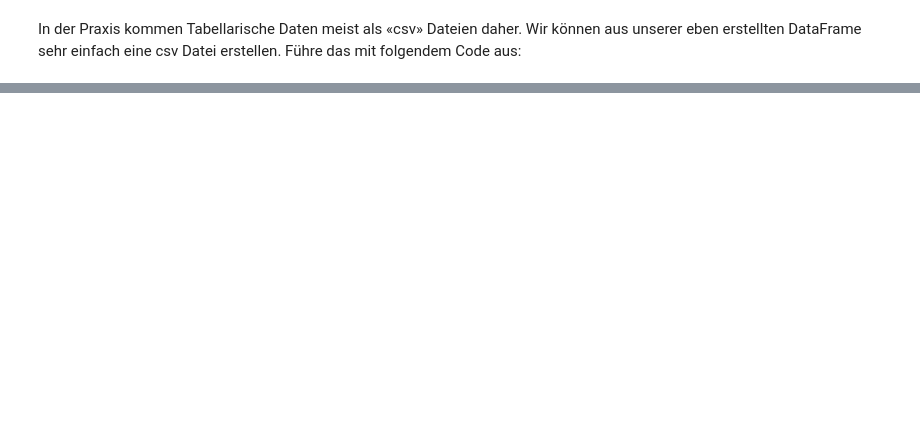
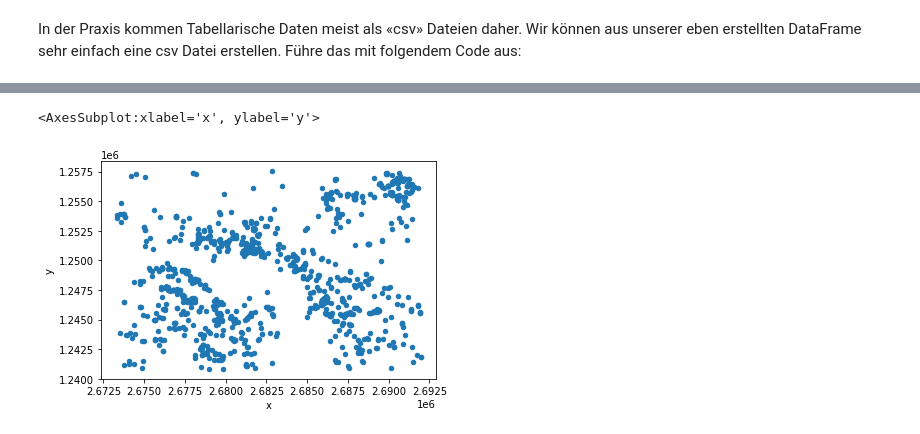
Before and after one commit to ratnavis/codingingis, a Jupyter notebook: 01_04_Tabellarische_Daten.ipynb, the cells around one changed output, grey strips where cells are left out. Drawn from its saved outputs; the diff is of its cells as text; code cells hidden in the pictures; blank space fills up the shorter version.

```diff
--- a/01_04_Tabellarische_Daten.ipynb
+++ b/01_04_Tabellarische_Daten.ipynb
@@ -16,0 +36,2 @@ In der Praxis kommen Tabellarische Daten meist als «csv» Dateien daher. Wir k
+# %%
+zeckenstiche = pd.read_csv("zeckenstiche.csv")
@@ -16,0 +50,5 @@ In der Praxis kommen Tabellarische Daten meist als «csv» Dateien daher. Wir k
+# %%
+zeckenstiche.plot.scatter("x","y")
+# %% [output]
+<AxesSubplot:xlabel='x', ylabel='y'>
+[figure, added]
```
Also changed, not shown: parts of 13 cells of this notebook, 3 other files.
